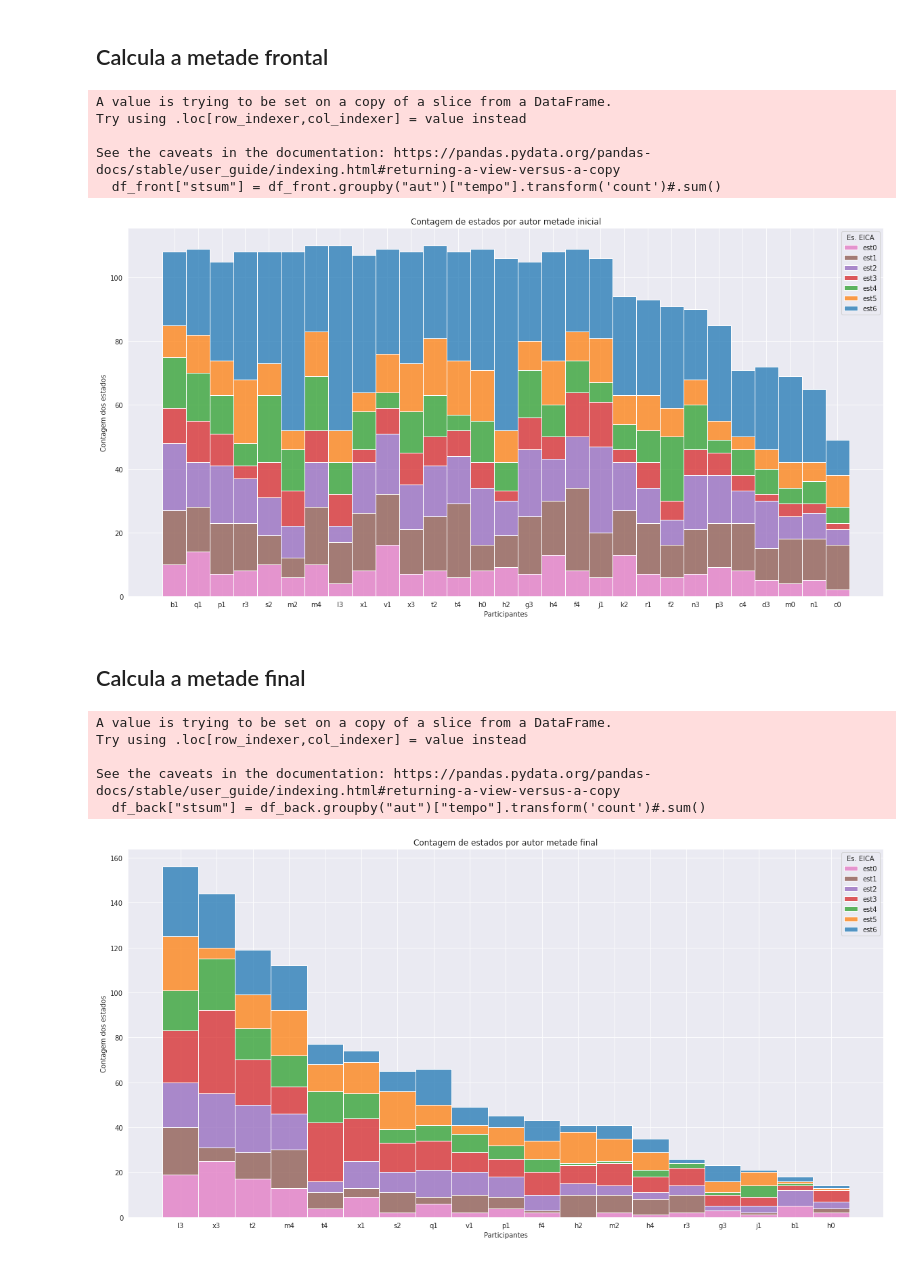
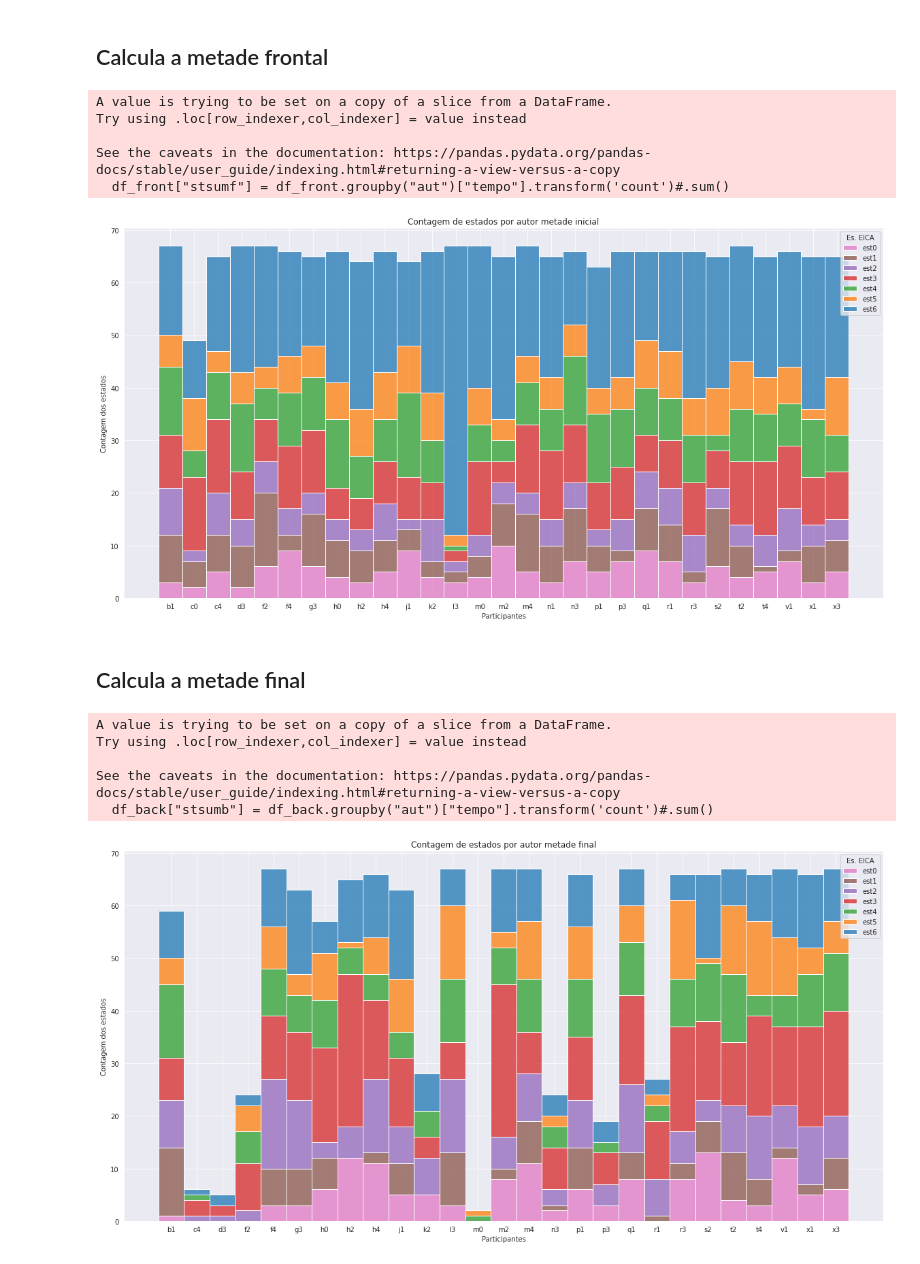
Before and after one commit to labase/data_edu, a Jupyter notebook: ipnb/organelas_eica.ipynb, the cells around one changed output. Cells and saved outputs as stored; diff of their text form; code cells hidden in the pictures.

Commit message:
Split on time halves, plot state counts

```diff
--- a/ipnb/organelas_eica.ipynb
+++ b/ipnb/organelas_eica.ipynb
@@ -362,8 +362,8 @@ The palette list has fewer values (21) than needed (22) and will cycle, which ma
 # Recorte dos Eventos em dois Segmentos
 Os dados dos eventos é recortado em dois segmentos. O primeiro terá os eventos iniciais e o segundo os finais. O propósito é avaliar a evolução microgenética da cognição. Segue uma comparação na contagem de estados para avaliar a evolução
 # %%
-df_front = df_states[df_states['tempo'] <= 330]
-df_back = df_states[df_states['tempo'] > 330]
+df_front = df_states[df_states['tempo'] <= 200]
+df_back = df_states[(200 < df_states['tempo']) & ( df_states['tempo'] < 400)]
 df_back
 # %% [output]
 |  | aut | st | tempo | interval | stsum |
@@ -383,7 +383,7 @@ df_back
 ## Calcula a metade frontal
 # %%
 df_front["stsumf"] = df_front.groupby("aut")["tempo"].transform('count')#.sum()
-d_sstf = df_front.sort_values(by="stsumf", ascending=False)
+d_sstf = df_front # df_front.sort_values(by="stsumf", ascending=False)
 d_sstf = d_sstf.drop(["stsumf"], axis=1)
 
 sns.histplot(x=d_sstf.aut, data=d_sstf, multiple="stack", hue=d_sstf.st).set(
@@ -395,23 +395,23 @@ A value is trying to be set on a copy of a slice from a DataFrame.
 Try using .loc[row_indexer,col_indexer] = value instead
 
 See the caveats in the documentation: https://pandas.pydata.org/pandas-docs/stable/user_guide/indexing.html#returning-a-view-versus-a-copy
-  df_front["stsum"] = df_front.groupby("aut")["tempo"].transform('count')#.sum()
+  df_front["stsumf"] = df_front.groupby("aut")["tempo"].transform('count')#.sum()
-[figure, old version]
+[figure, new version]
 # %% [markdown]
 ## Calcula a metade final
 # %%
 df_back["stsumb"] = df_back.groupby("aut")["tempo"].transform('count')#.sum()
-d_sstb = df_back.sort_values(by="stsumb", ascending=False)
+d_sstb = df_back # df_back.sort_values(by="stsumb", ascending=False)
 d_sstb = d_sstb.drop(["stsumb"], axis=1)
 
 sns.histplot(x=d_sstb.aut, data=d_sstb, multiple="stack", hue=d_sstb.st).set(
     title="Contagem de estados por autor metade final", xlabel="Participantes", ylabel="Contagem dos estados")
 plt.legend(title="Es. EICA", loc="upper right", labels=[f"est{s}" for s in range(7)])
 plt.gcf().set_size_inches(20, 10)
 # %% [output]
 A value is trying to be set on a copy of a slice from a DataFrame.
 Try using .loc[row_indexer,col_indexer] = value instead
 
 See the caveats in the documentation: https://pandas.pydata.org/pandas-docs/stable/user_guide/indexing.html#returning-a-view-versus-a-copy
-  df_back["stsum"] = df_back.groupby("aut")["tempo"].transform('count')#.sum()
+  df_back["stsumb"] = df_back.groupby("aut")["tempo"].transform('count')#.sum()
-[figure, old version]
+[figure, new version]
```
Also changed, not shown: parts of 1 cell of this notebook.
